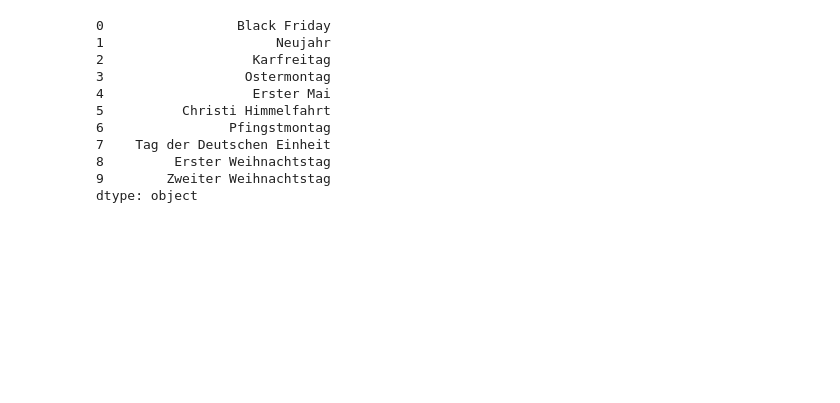
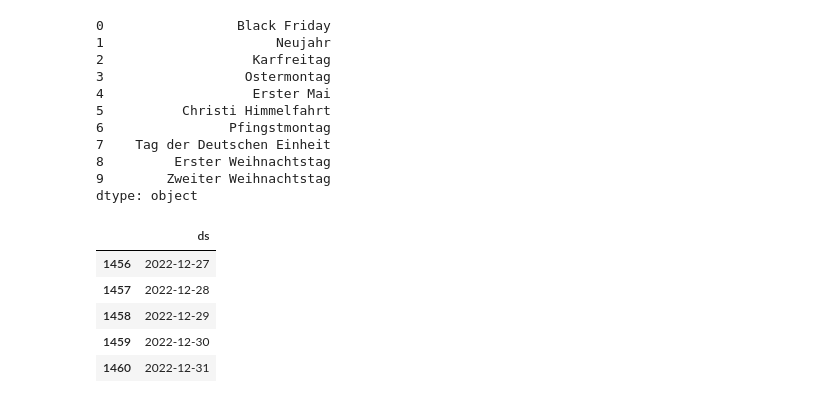
Before and after one commit to adrian-pasek-prv/timeseries-forecasting, a Jupyter notebook: Prophet.ipynb, the cells around one changed output. Drawn from its saved outputs; the diff is of its cells as text; code cells hidden in the pictures; blank space fills up the shorter version.

```diff
--- a/Prophet.ipynb
+++ b/Prophet.ipynb
@@ -58,3 +60,13 @@ prophet.train_holiday_names
 dtype: object
 # %%
 # Declare future timeline
+
+future = prophet.make_future_dataframe(periods=365, freq='D')
+future.tail()
+# %% [output]
+|  | ds |
+| 1456 | 2022-12-27 |
+| 1457 | 2022-12-28 |
+| 1458 | 2022-12-29 |
+| 1459 | 2022-12-30 |
+| 1460 | 2022-12-31 |
```
Also changed, not shown: parts of 4 cells of this notebook.
